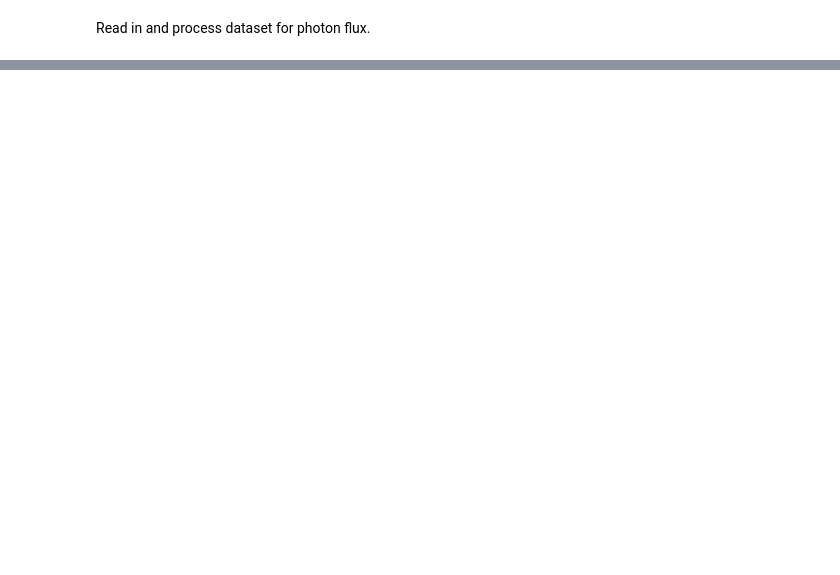
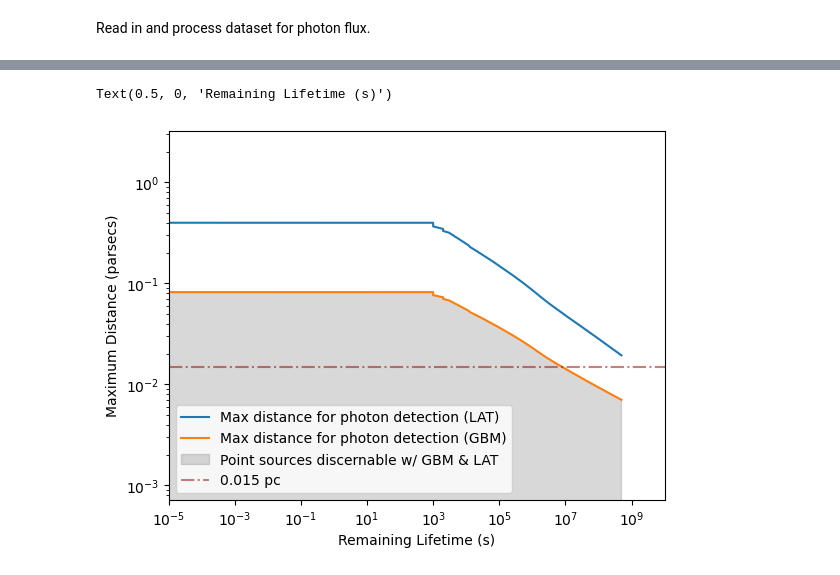
Before and after one commit to xboluna/Research, a Jupyter notebook: BHRad/Modelling/BHawk_Modelling.ipynb, the cells around one changed output, grey strips where cells are left out. Saved outputs shown, nothing was run; the diff lists cells and outputs as text; code cells hidden in the pictures; blank space fills up the shorter version.

```diff
--- a/BHRad/Modelling/BHawk_Modelling.ipynb
+++ b/BHRad/Modelling/BHawk_Modelling.ipynb
@@ -12,0 +18,5 @@ Read in and process dataset for photon flux.
+# %%
+# 20MeV to 100GeV
+LAT_energy = (20 * 1e-3,100)
+# 8 keV to 100MeV
+GBM_energy = (8 * 1e-6, 100 * 1e-3)
@@ -12,0 +40,16 @@ Read in and process dataset for photon flux.
+# %%
+lat_lc = generate_lightcurve(dir, frag, LAT_energy)
+gbm_lc = generate_lightcurve(dir, frag, GBM_energy)
+
+t = np.abs( dir.index - dir.index.max() )
+
+plt.step(t, lat_lc, label = 'LAT lightcurve')
+plt.step(t, gbm_lc, label = 'GBM lightcurve')
+
+plt.yscale('log')
+plt.xscale('log')
+plt.xlim(1e-5, 1e6)
+plt.legend()
+
+plt.ylabel(r'Energy-integrated flux $\frac{dN}{dt}$')
+plt.xlabel('Simulated Time (s)')
@@ -12,0 +59,27 @@ Read in and process dataset for photon flux.
+# %%
+d = lambda f, sens = 1e-9: np.sqrt( (1/sens) * u.cm**2 * u.s * f / (4*3.14159) )
+
+fig, ax = plt.subplots()
+
+time = dir.index - dir.index[-1]
+time *= -1
+
+ax.plot( time, d(lat_lc/u.s).to('pc') , '-' , label = 'Max distance for photon detection (LAT)')
+ax.plot( time, d(gbm_lc/u.s).to('pc') , '-' , label = 'Max distance for photon detection (GBM)')
+ax.fill_between(time, d(gbm_lc/u.s).to('pc'), alpha = 0.3, color='grey', label = 'Point sources discernable w/ GBM & LAT')
+ax.axhline(0.015, linestyle='-.', color='darkred', label = '0.015 pc', alpha=0.5)
+
+ax.legend()
+
+# ax.set_xlim(left=2e8, right=-1e7)
+# #ax.set_xscale('log')
+# ax.set_yscale('log')
+plt.yscale('log')
+plt.xscale('log')
+plt.xlim(1e-5, 1e10)
+
+ax.set_ylabel('Maximum Distance (parsecs)')
+ax.set_xlabel('Remaining Lifetime (s)')
+# %% [output]
+Text(0.5, 0, 'Remaining Lifetime (s)')
+[figure, added]
```
Also changed, not shown: parts of 18 cells of this notebook.
